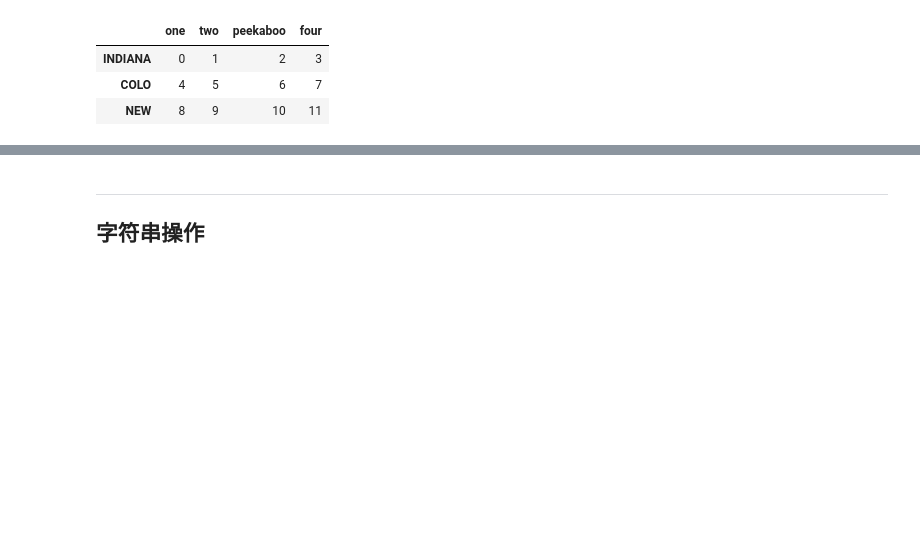
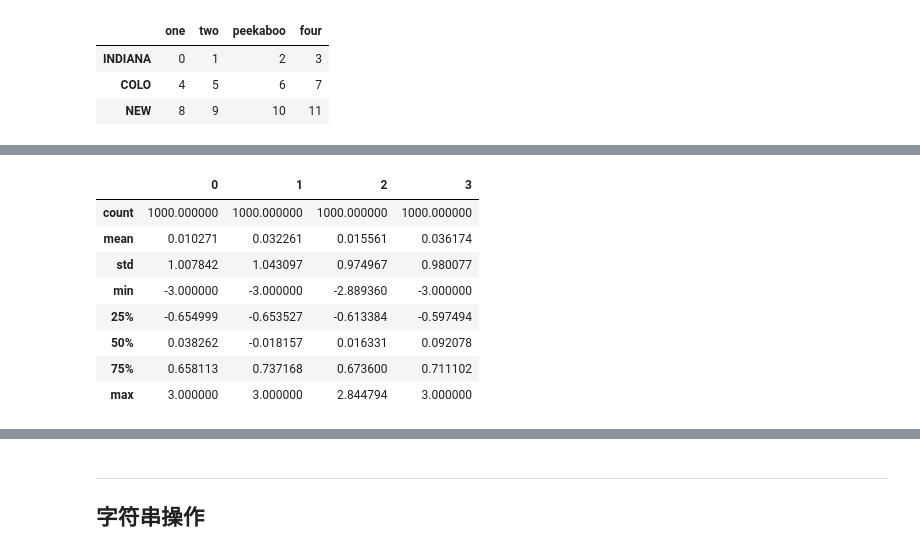
Before and after one commit to jaling9/PythonDataAnalysis, a Jupyter notebook: 07 DataCleaning&Preparation.ipynb, the cells around one changed output, grey strips where cells are left out. Saved outputs shown, nothing was run; the diff lists cells and outputs as text; code cells hidden in the pictures; blank space fills up the shorter version.

```diff
--- a/07 DataCleaning&Preparation.ipynb
+++ b/07 DataCleaning&Preparation.ipynb
@@ -319,0 +441,13 @@ data
+# %%
+data[np.abs(data) > 3] = np.sign(data) * 3
+data.describe()
+# %% [output]
+|  | 0 | 1 | 2 | 3 |
+| count | 1000.000000 | 1000.000000 | 1000.000000 | 1000.000000 |
+| mean | 0.010271 | 0.032261 | 0.015561 | 0.036174 |
+| std | 1.007842 | 1.043097 | 0.974967 | 0.980077 |
+| min | -3.000000 | -3.000000 | -2.889360 | -3.000000 |
+| 25% | -0.654999 | -0.653527 | -0.613384 | -0.597494 |
+| 50% | 0.038262 | -0.018157 | 0.016331 | 0.092078 |
+| 75% | 0.658113 | 0.737168 | 0.673600 | 0.711102 |
+| max | 3.000000 | 3.000000 | 2.844794 | 3.000000 |
```
Also changed, not shown: parts of 66 cells of this notebook, 3 other files.
